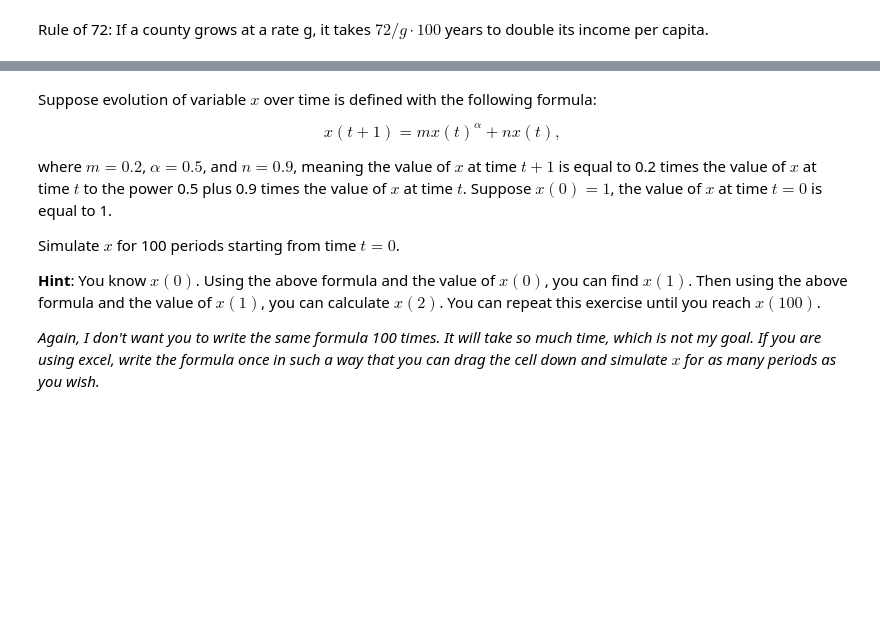
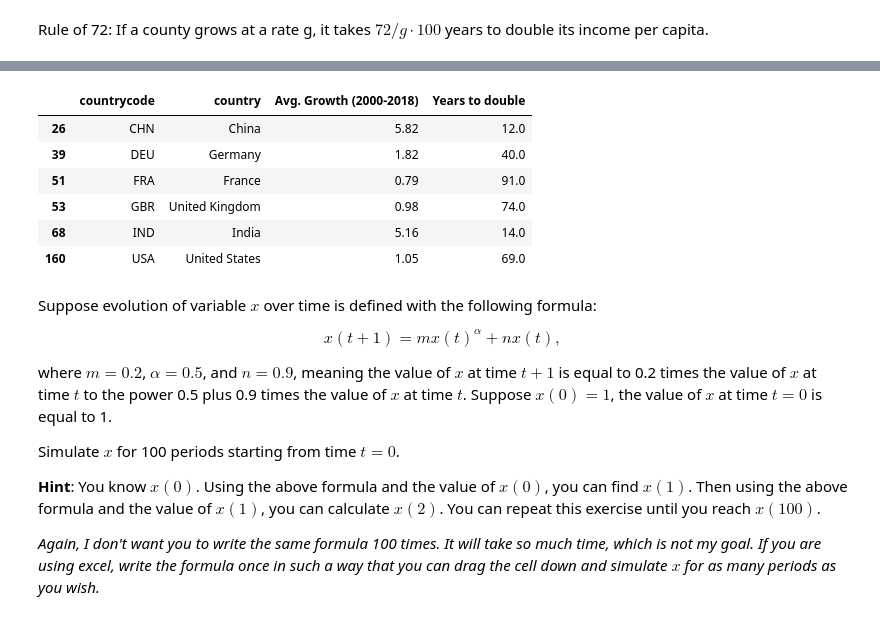
Before and after one commit to gunerilhan/economicgrowth, a Jupyter notebook: ps0/ps0.ipynb, the cells around one changed output, grey strips where cells are left out. Saved outputs shown, nothing was run; the diff lists cells and outputs as text; code cells hidden in the pictures; blank space fills up the shorter version.

```diff
--- a/ps0/ps0.ipynb
+++ b/ps0/ps0.ipynb
@@ -89,3 +132,15 @@ growth_rates.round(decimals={'Avg. Growth (2000-2018)':2,'Years to double':0})
+# %%
+# Here is the results for the selected countries
+(growth_rates[growth_rates.countrycode.isin(country_list)].
+ round(decimals={'Avg. Growth (2000-2018)':2,'Years to double':0}))
+# %% [output]
+|  | countrycode | country | Avg. Growth (2000-2018) | Years to double |
+| 26 | CHN | China | 5.82 | 12.0 |
+| 39 | DEU | Germany | 1.82 | 40.0 |
+| 51 | FRA | France | 0.79 | 91.0 |
+| 53 | GBR | United Kingdom | 0.98 | 74.0 |
+| 68 | IND | India | 5.16 | 14.0 |
+| 160 | USA | United States | 1.05 | 69.0 |
 # %% [markdown]
 Suppose evolution of variable $x$ over time is defined with the following formula:
 
```
Also changed, not shown: parts of 8 cells of this notebook.
